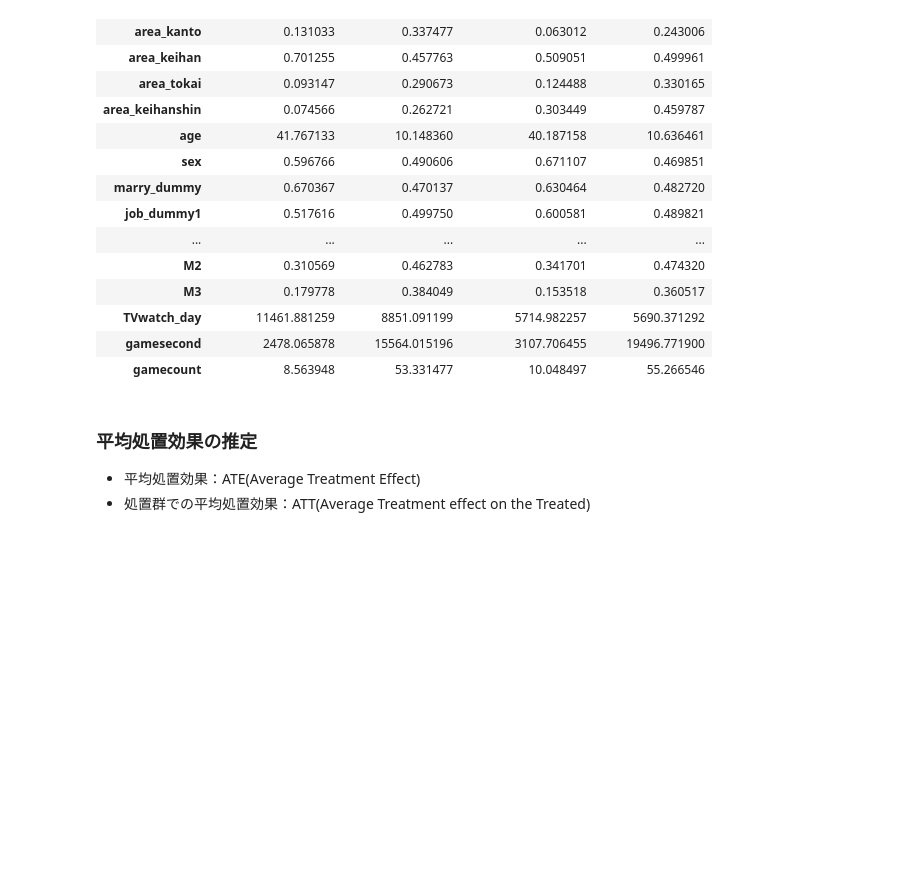
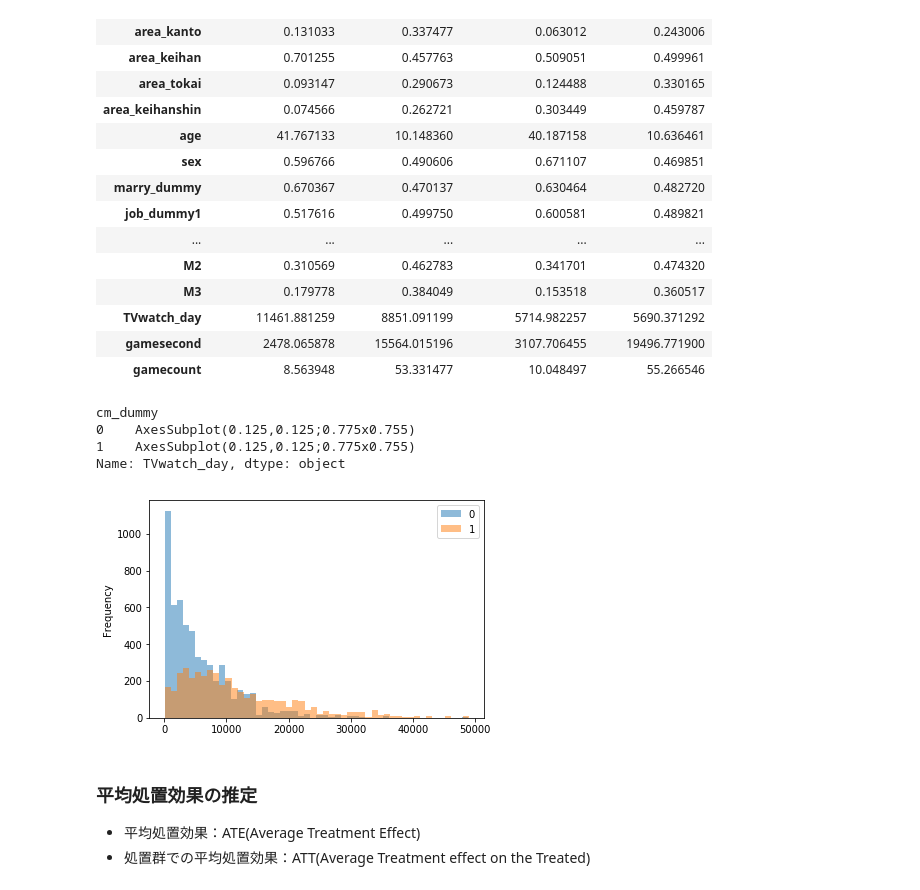
Before and after one commit to DAJapanStudy/CausalInference, a Jupyter notebook: work/morooka/iwanami_vol3_python.ipynb, the cells around one changed output. Saved outputs shown, nothing was run; the diff lists cells and outputs as text; code cells hidden in the pictures; blank space fills up the shorter version.

```diff
--- a/work/morooka/iwanami_vol3_python.ipynb
+++ b/work/morooka/iwanami_vol3_python.ipynb
@@ -111,6 +115,14 @@ pd.merge(df[df.cm_dummy==1].describe().T[['mean','std']],
 | TVwatch_day | 11461.881259 | 8851.091199 | 5714.982257 | 5690.371292 |
 | gamesecond | 2478.065878 | 15564.015196 | 3107.706455 | 19496.771900 |
 | gamecount | 8.563948 | 53.331477 | 10.048497 | 55.266546 |
+# %%
+df.groupby('cm_dummy')['TVwatch_day'].plot.hist(bins=50, alpha=0.5, legend=True)
+# %% [output]
+cm_dummy
+0    AxesSubplot(0.125,0.125;0.775x0.755)
+1    AxesSubplot(0.125,0.125;0.775x0.755)
+Name: TVwatch_day, dtype: object
+[figure, added]
 # %% [markdown]
 ### 平均処置効果の推定
 * 平均処置効果：ATE(Average Treatment Effect)
```
Also changed, not shown: parts of 39 cells of this notebook, 1 other file.
